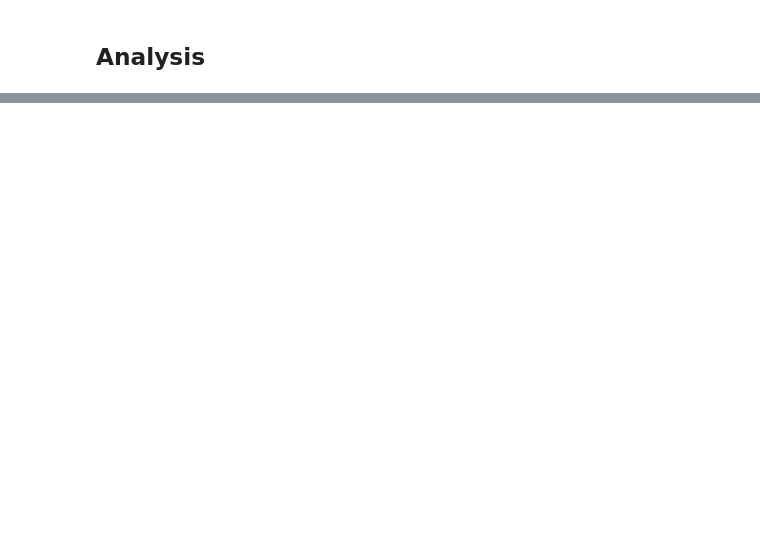
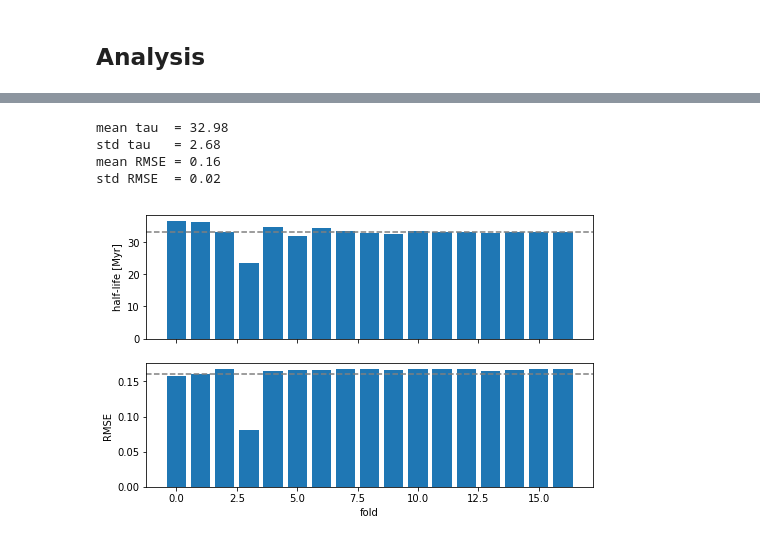
Before and after one commit to Swanson-Hysell-Group/2020_large_igneous_provinces, a Jupyter notebook: Code/Present_Day_Areas.ipynb, the cells around one changed output, grey strips where cells are left out. Saved outputs shown, nothing was run; the diff lists cells and outputs as text; code cells hidden in the pictures; blank space fills up the shorter version.

```diff
--- a/Code/Present_Day_Areas.ipynb
+++ b/Code/Present_Day_Areas.ipynb
@@ -709,0 +818,25 @@ clean_summary = summary.dropna()
+# %%
+print('mean tau  = {:.2f}'.format(np.mean(taus)))
+print('std tau   = {:.2f}'.format(np.std(taus)))
+print('mean RMSE = {:.2f}'.format(np.mean(RMSEs)))
+print('std RMSE  = {:.2f}'.format(np.std(RMSEs)))
+
+fig, ax = plt.subplots(nrows=2, ncols=1, figsize=(8,5), sharex=True)
+
+ax[0].bar(np.arange(len(taus)), taus)
+ax[0].set_ylabel('half-life [Myr]')
+ax[0].axhline(np.mean(taus), ls='--', c='C7')
+
+ax[1].bar(np.arange(len(RMSEs)), RMSEs)
+ax[1].set_ylabel('RMSE')
+ax[1].axhline(np.mean(RMSEs), ls='--', c='C7')
+
+ax[1].set_xlabel('fold')
+
+plt.show(fig)
+# %% [output]
+mean tau  = 32.98
+std tau   = 2.68
+mean RMSE = 0.16
+std RMSE  = 0.02
+[figure, added]
```
Also changed, not shown: parts of 25 cells of this notebook, 1 other file.
